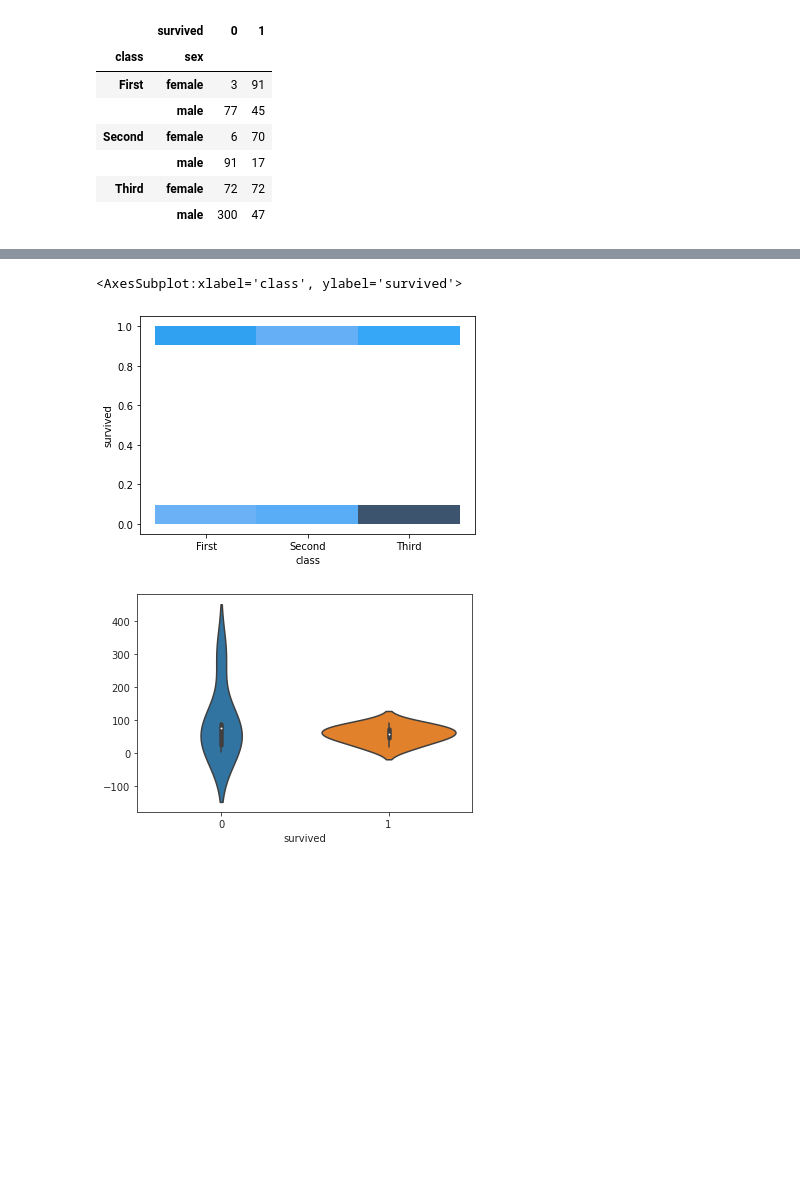
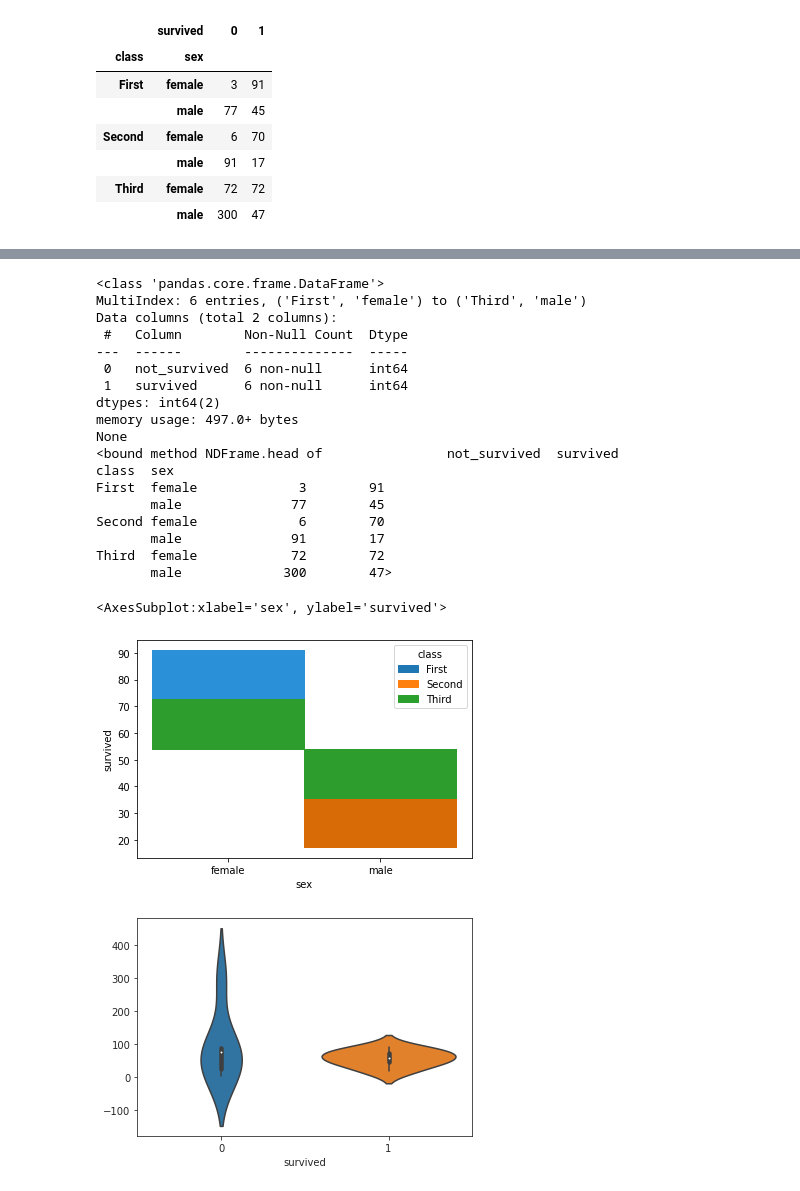
Before and after one commit to dog-father/python-, a Jupyter notebook: D21/Data_Visualization_Day_4作業.ipynb, the cells around one changed output, grey strips where cells are left out. Drawn from its saved outputs; the diff is of its cells as text; code cells hidden in the pictures; blank space fills up the shorter version.

```diff
--- a/D21/Data_Visualization_Day_4作業.ipynb
+++ b/D21/Data_Visualization_Day_4作業.ipynb
@@ -120,8 +117,29 @@ survived_counts
-# %%
-sns.histplot(data=df,x="class",y="survived")
-# %% [output]
-<AxesSubplot:xlabel='class', ylabel='survived'>
-[figure, removed]
+# %%
+survived_counts.columns = ["not_survived","survived"]
+print(survived_counts.info())
+print(survived_counts.head)
+sns.histplot(data=survived_counts,x="sex",y="survived",hue="class")
+# %% [output]
+<class 'pandas.core.frame.DataFrame'>
+MultiIndex: 6 entries, ('First', 'female') to ('Third', 'male')
+Data columns (total 2 columns):
+ #   Column        Non-Null Count  Dtype
+---  ------        --------------  -----
+ 0   not_survived  6 non-null      int64
+ 1   survived      6 non-null      int64
+dtypes: int64(2)
+memory usage: 497.0+ bytes
+None
+<bound method NDFrame.head of                not_survived  survived
+class  sex
+First  female             3        91
+       male              77        45
+Second female             6        70
+       male              91        17
+Third  female            72        72
+       male             300        47>
+<AxesSubplot:xlabel='sex', ylabel='survived'>
+[figure, added]
 # %%
 # 直接使用PANDAS dataframe, 當作參數
 #條形圖()顯示分類變數和連續變數之間的關係。數據以矩形條表示,其中條的長度表示該類別中數據的比例。
```
Also changed, not shown: parts of 5 cells of this notebook.
